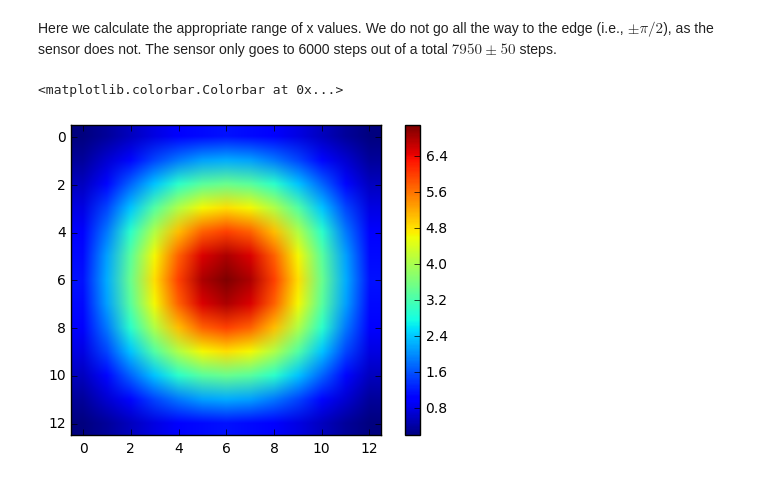
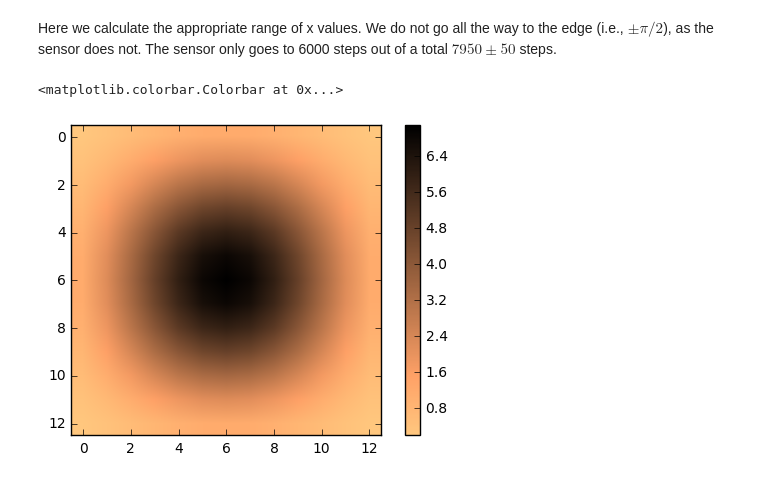
Before and after one commit to ry-dgel/Chladni, a Jupyter notebook: fitting_amplitude_data.ipynb, the cells around one changed output. Drawn from its saved outputs; the diff is of its cells as text; code cells hidden in the pictures.

```diff
--- a/fitting_amplitude_data.ipynb
+++ b/fitting_amplitude_data.ipynb
@@ -31,11 +68,11 @@ x = np.linspace(
 y = np.copy(x)
 fake_amplitude = np.dot(f1(x[:, None]), f1(x[None, :]))
 # %%
-plt.imshow(7.09340111*fake_amplitude)
+plt.imshow(7.09340111*fake_amplitude, cmap='copper_r')
 plt.colorbar()
 # %% [output]
 <matplotlib.colorbar.Colorbar at 0x...>
-[figure, old version]
+[figure, new version]
 # %%
 minimize(lambda a: np.sum(np.square(a*fake_amplitude-summed_z)), [1])
 # %% [output]
```
Also changed, not shown: parts of 8 cells of this notebook.
